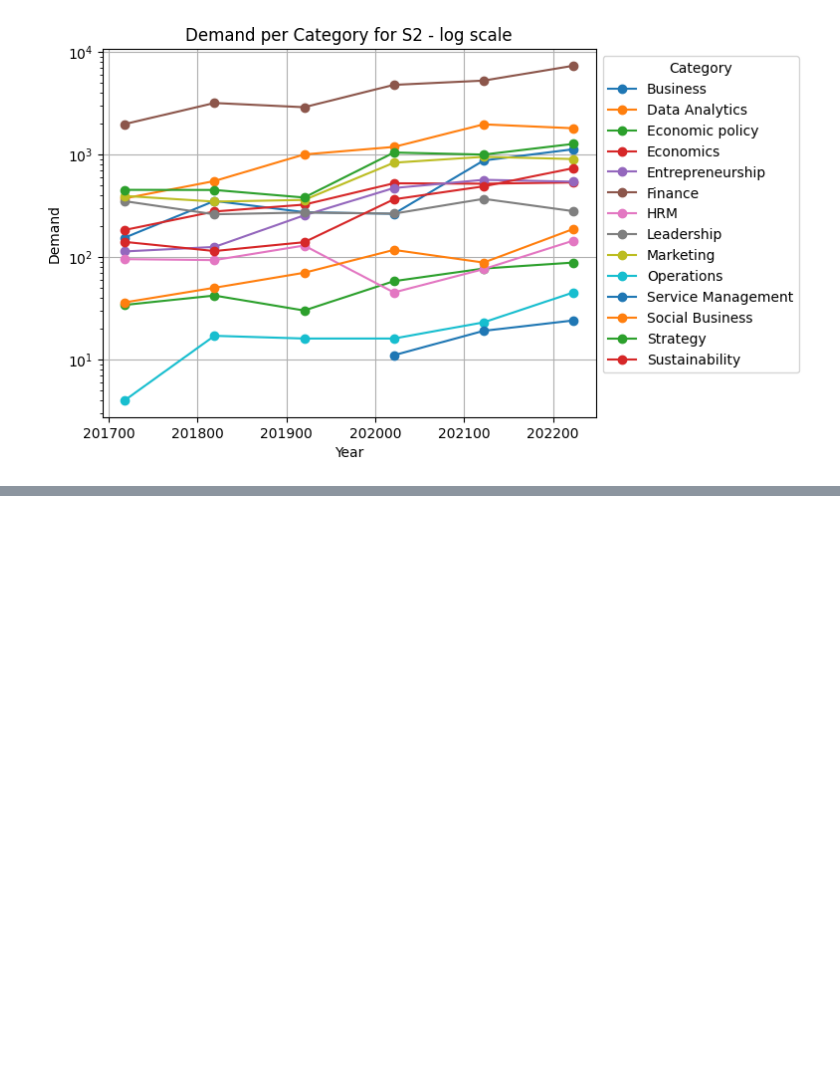
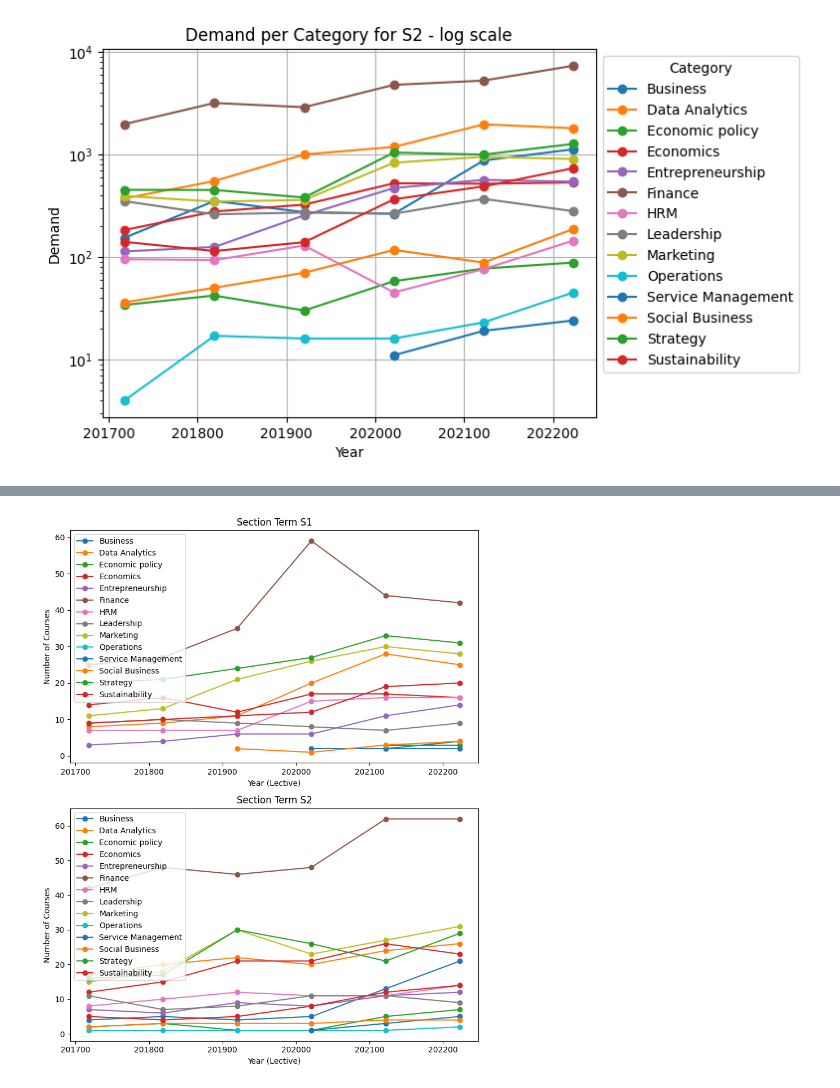
Before and after one commit to Nik-mundt/Data_Squad, a Jupyter notebook: Trend_analysis-09_11_2023.ipynb, the cells around one changed output, grey strips where cells are left out. Cells and saved outputs as stored; diff of their text form; code cells hidden in the pictures; blank space fills up the shorter version.

Commit message:
added trend number courses

```diff
--- a/Trend_analysis-09_11_2023.ipynb
+++ b/Trend_analysis-09_11_2023.ipynb
@@ -204,0 +209,7 @@ for i in range(2):
+# %%
+test = elective_df.groupby(['category', 'lective', "section_term"]).count().reset_index()
+# Rename the 'course' column to 'number_coursed'
+test.rename(columns={'course': 'number_courses'}, inplace=True)
+
+# Drop all columns after 'number_coursed'
+test = test[['category', 'lective', 'section_term', 'number_courses']]
@@ -204,0 +227,40 @@ for i in range(2):
+# %%
+import matplotlib.pyplot as plt
+import pandas as pd
+
+# Sample DataFrame
+
+# Separate the data by section term
+s1_data = test[test['section_term'] == 'S1']
+s2_data = test[test['section_term'] == 'S2']
+
+# Get unique categories
+unique_categories = test['category'].unique()
+
+# Create subplots for S1 and S2
+fig, axes = plt.subplots(2, 1, figsize=(8, 10))
+
+# Plot for S1
+for category in unique_categories:
+    category_data = s1_data[s1_data['category'] == category]
+    axes[0].plot(category_data['lective'], category_data['number_courses'], marker='o', label=category)
+
+axes[0].set_title('Section Term S1')
+axes[0].set_xlabel('Year (Lective)')
+axes[0].set_ylabel('Number of Courses')
+axes[0].legend()
+
+# Plot for S2
+for category in unique_categories:
+    category_data = s2_data[s2_data['category'] == category]
+    axes[1].plot(category_data['lective'], category_data['number_courses'], marker='o', label=category)
+
+axes[1].set_title('Section Term S2')
+axes[1].set_xlabel('Year (Lective)')
+axes[1].set_ylabel('Number of Courses')
+axes[1].legend()
+
+plt.tight_layout()
+plt.show()
+# %% [output]
+[figure, added]
```
Also changed, not shown: parts of 4 cells of this notebook.
